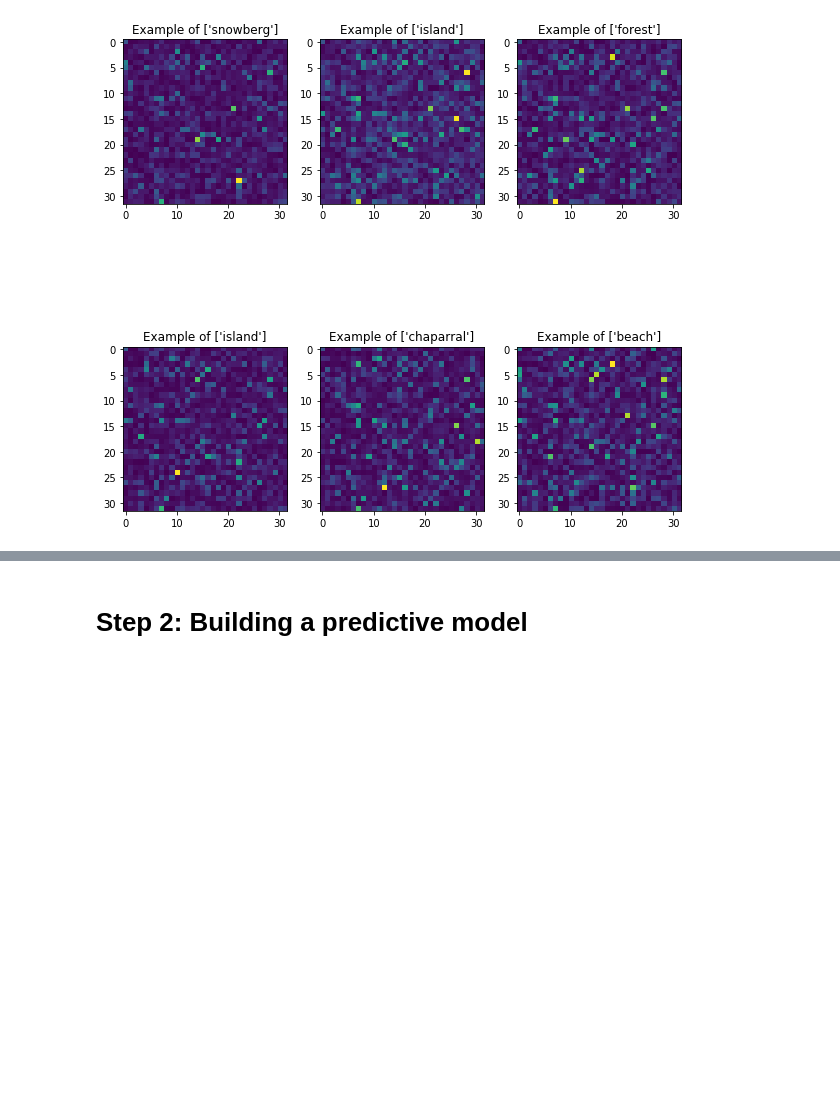
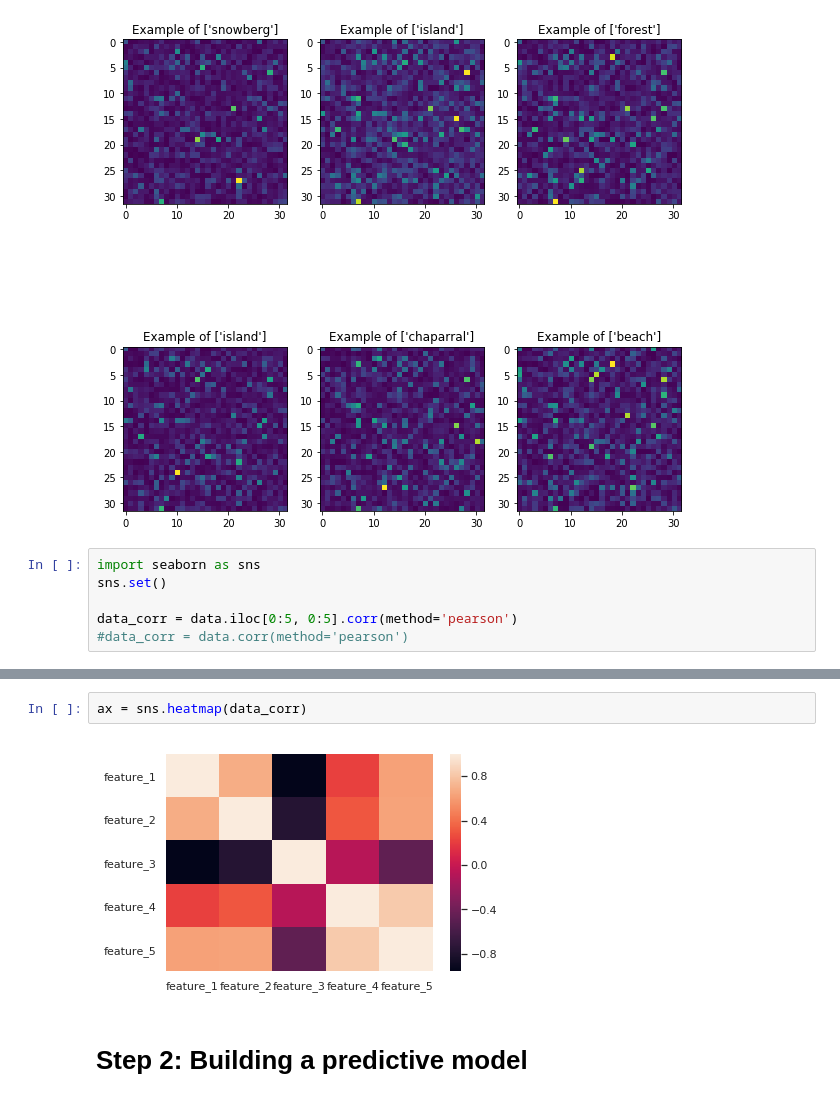
Before and after one commit to grpOrbiter/prepro_orbiter, a Jupyter notebook: starting_kit/README.ipynb, the cells around one changed output, grey strips where cells are left out. Drawn from its saved outputs; the diff is of its cells as text; blank space fills up the shorter version.

Commit message:
Maj notebook heatmap

```diff
--- a/starting_kit/README.ipynb
+++ b/starting_kit/README.ipynb
@@ -159,3 +159,9 @@ for i in range(num_toshow):
 plt.show()
 # %% [output]
 [figure]
+# %%
+import seaborn as sns
+sns.set()
+
+data_corr = data.iloc[0:5, 0:5].corr(method='pearson')
+#data_corr = data.corr(method='pearson')
@@ -162,3 +177,7 @@ plt.show()
+# %%
+ax = sns.heatmap(data_corr)
+# %% [output]
+[figure, added]
 # %% [markdown]
 # Step 2: Building a predictive model
 # %% [markdown]
```
Also changed, not shown: parts of 4 cells of this notebook.
